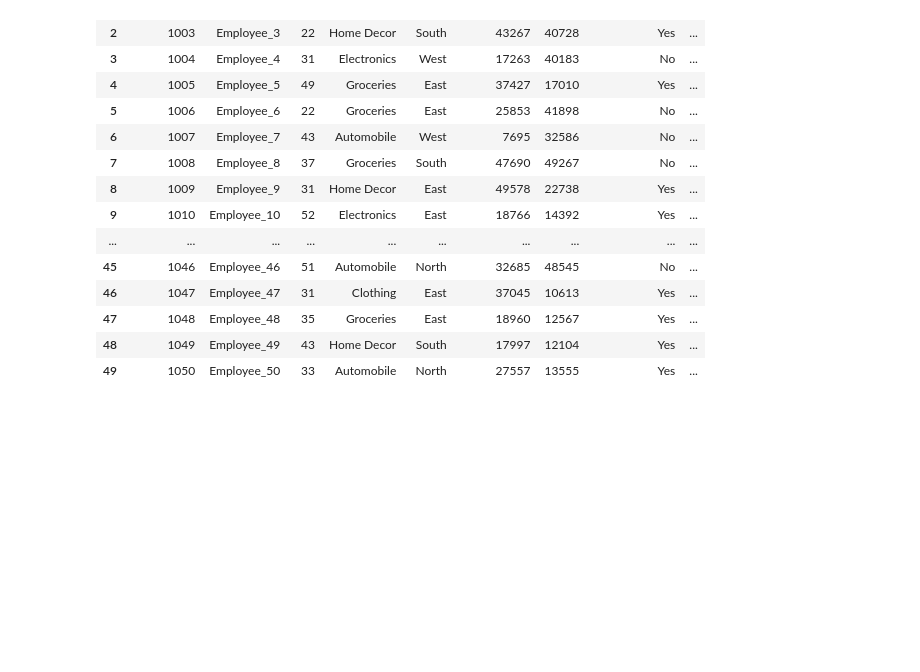
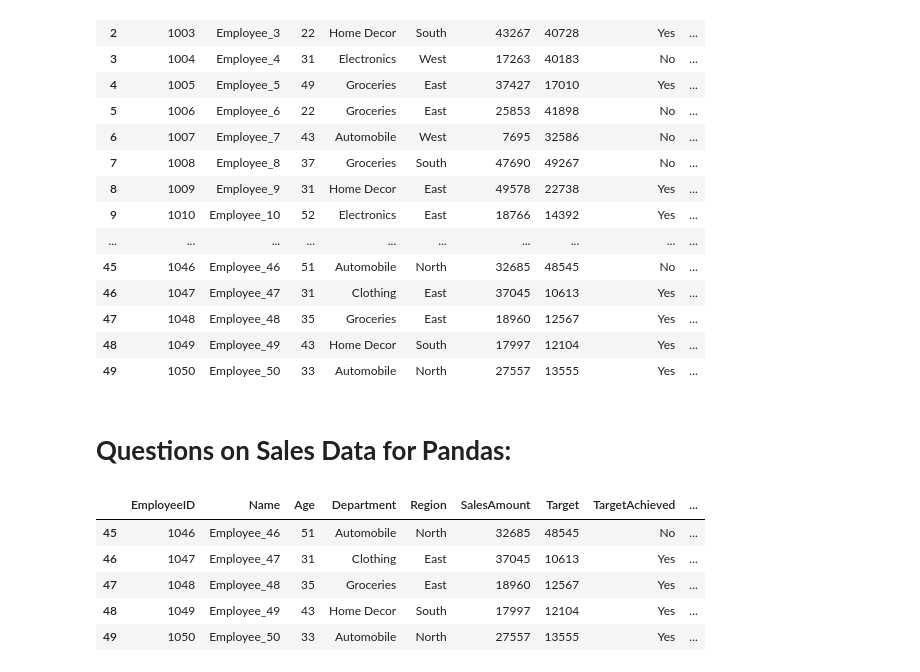
Before and after one commit to vaishnaviPatil1111/Python, a Jupyter notebook: Python_Pandas.ipynb, the cells around one changed output. Saved outputs shown, nothing was run; the diff lists cells and outputs as text; code cells hidden in the pictures; blank space fills up the shorter version.

```diff
--- a/Python_Pandas.ipynb
+++ b/Python_Pandas.ipynb
@@ -24,3 +25,5 @@ df
 | 47 | 1048 | Employee_48 | 35 | Groceries | East | 18960 | 12567 | Yes | ... |
 | 48 | 1049 | Employee_49 | 43 | Home Decor | South | 17997 | 12104 | Yes | ... |
 | 49 | 1050 | Employee_50 | 33 | Automobile | North | 27557 | 13555 | Yes | ... |
+# %% [markdown]
+# **Questions on Sales Data for Pandas:**
@@ -26,0 +33,11 @@ df
+# %%
+#1.	Load the sales data CSV file into a Pandas DataFrame.
+df = pd.read_csv("/content/drive/MyDrive/Data Sets/sales_data.csv")
+df
+# %% [output]
+|  | EmployeeID | Name | Age | Department | Region | SalesAmount | Target | TargetAchieved | ... |
+| 45 | 1046 | Employee_46 | 51 | Automobile | North | 32685 | 48545 | No | ... |
+| 46 | 1047 | Employee_47 | 31 | Clothing | East | 37045 | 10613 | Yes | ... |
+| 47 | 1048 | Employee_48 | 35 | Groceries | East | 18960 | 12567 | Yes | ... |
+| 48 | 1049 | Employee_49 | 43 | Home Decor | South | 17997 | 12104 | Yes | ... |
+| 49 | 1050 | Employee_50 | 33 | Automobile | North | 27557 | 13555 | Yes | ... |
```
Also changed, not shown: parts of 11 cells of this notebook.
